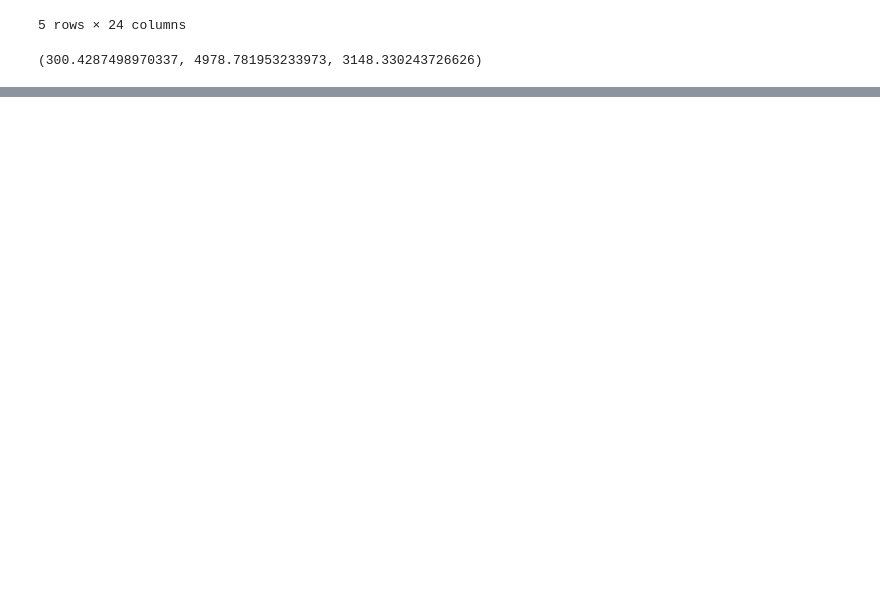
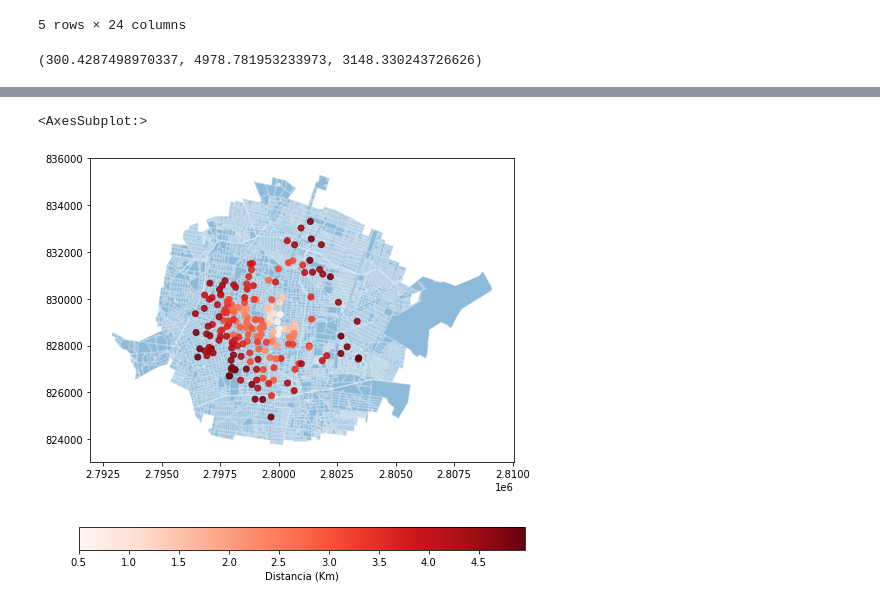
Before and after one commit to andreslomeliv/DatosMex, a Jupyter notebook: INEGIpy/README.ipynb, the cells around one changed output, grey strips where cells are left out. Saved outputs shown, nothing was run; the diff lists cells and outputs as text; code cells hidden in the pictures; blank space fills up the shorter version.

Commit message:
corrección de Ruteo y nuevo README

```diff
--- a/INEGIpy/README.ipynb
+++ b/INEGIpy/README.ipynb
@@ -306,0 +192,9 @@ test
+# %%
+# Para calcular una ruta se requiere la utilizar la función BuscarLinea (o BuscarDestino dependiendo de lo que se busca) con el fin de obtener la línea final de la ruta
+# Como tenemos varios puntos finales más bien sería una lista de líneas
+
+# Noté que en ocasiones el Sistema de Ruteo no encuentra información para una coordenada si la escala no está correcta por lo que aumenté el valor default de
+# la escala a 1,000,000 lo cual resolvió el problema para las coordenadas resultantes del DENUE sin embargo es importante tenerlo en cuenta para otras bases.
+
+lineas_f = [ruteo.BuscarLinea(estabs.Latitud.iloc[i], estabs.Longitud.iloc[i]) for i in range(estabs.shape[0])]
+len(lineas_f)
@@ -306,0 +203,16 @@ test
+# %%
+# una vez con las líneas resultantes de cada oxxo usamos la función CalcularRuta para obtener la rúta óptima desdse el punto inicial en el zócalo
+# solo debemos darle como argumentos los DataFrames resultantes
+
+# El INEGI no me ha respondido sobre límites o preferencias de uso pero noté que las primeras 280 rutas las calcula más rápido y a partir de ahí se alenta
+# en lo que me responen estoy pausando cada 100 requests por si es una cuestión de límites aunque también puede ser que esas rutas tomen más tiempo por ser más largas
+# el tiempo en el que corre la celda se acortó con el time.sleep(30) así que sí puede ser una cuesstión de límites
+import time
+
+rutas = []
+for j in range(len(lineas_f)):
+    r = ruteo.CalcularRuta(linea_i, lineas_f[j])
+    rutas.append(r)
+    if j%100 == 0: time.sleep(30)
+
+len(rutas)
@@ -306,0 +221,3 @@ test
+# %%
+rutas = gpd.GeoDataFrame(pd.concat(rutas,axis=0).reset_index(drop=True))
+rutas.head()
@@ -306,0 +231,16 @@ test
+# %%
+# con las rutas ya podemos tener la distancia y clasificar así los puntos
+# la columna long_km y el length que calcula Shapely difiere por metros, ambos son de fácil acceso así que cualquiera se puede usar
+
+estabs['distancia_ruta'] = rutas.long_km
+# %%
+# Finalmente podemos visualizar los oxxos que se encuentran a 5 km en ruta
+
+ax = agebs_dis.plot(alpha = 0.5, figsize=(8,8), zorder=1)
+vialidades.plot(ax=ax, color='white', alpha=0.3, zorder=2)
+#zocalo.plot(ax=ax, color='green', alpha=0.4, zorder=3)
+estabs[estabs.distancia_ruta <= 5].plot(ax=ax, alpha=0.9, column='distancia_ruta', cmap='Reds',
+            legend = True, legend_kwds={'label':'Distancia (Km)','orientation':"horizontal"},zorder=4)
+# %% [output]
+<AxesSubplot:>
+[figure, added]
```
Also changed, not shown: parts of 35 cells of this notebook, 2 other files.
